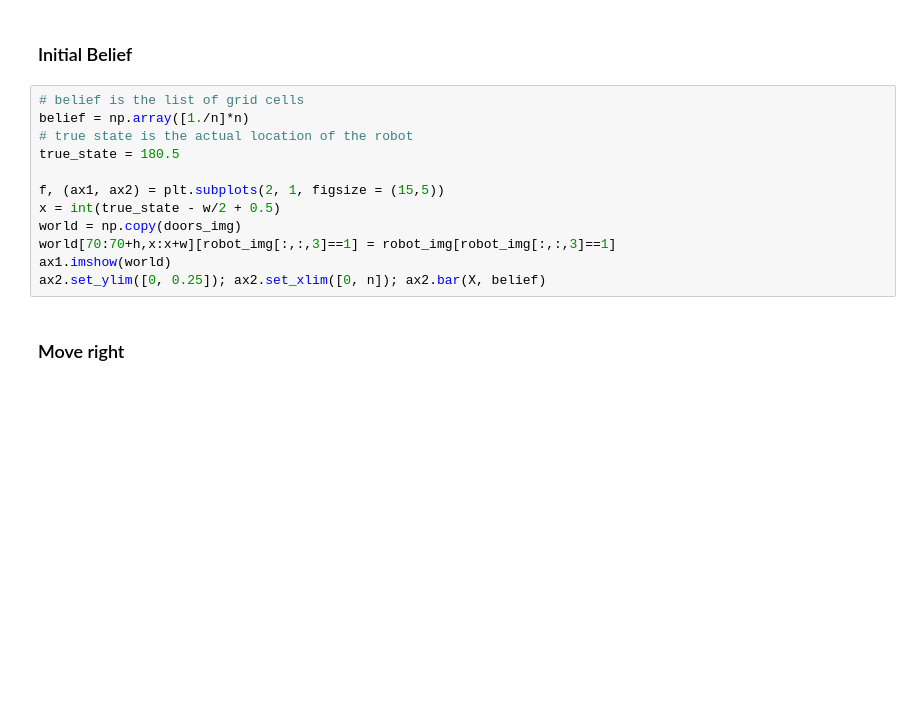
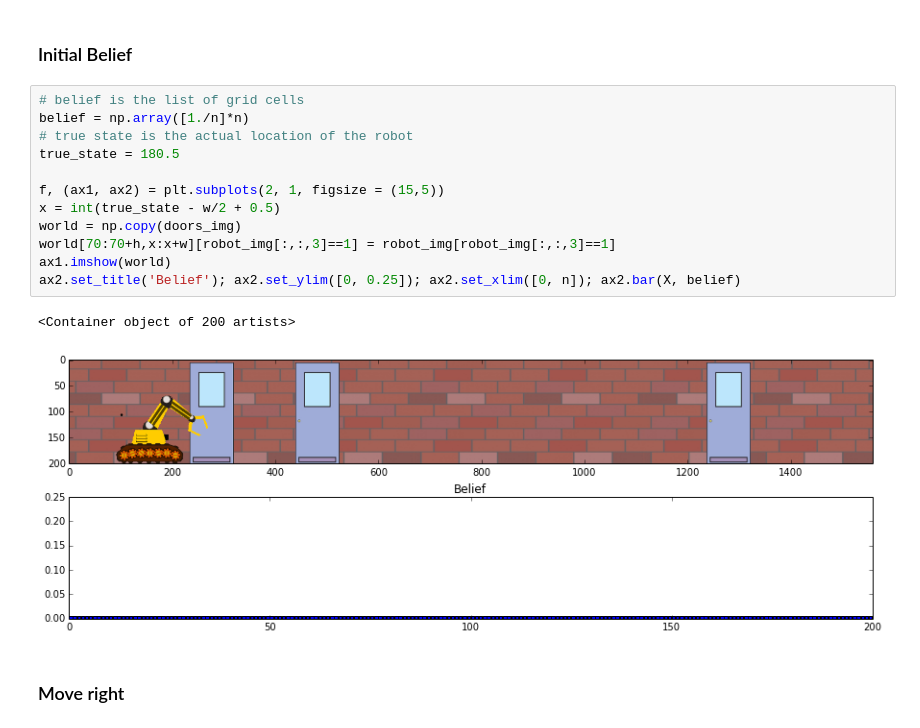
Before and after one commit to viruslobster/bitcamp-slam-demo, a Jupyter notebook: montecarlo_solution.ipynb, the cells around one changed output. Saved outputs shown, nothing was run; the diff lists cells and outputs as text; blank space fills up the shorter version.

Commit message:
added titles to graphs

```diff
--- a/montecarlo_solution.ipynb
+++ b/montecarlo_solution.ipynb
@@ -100,15 +100,18 @@ def correct(prior, prob):
 # %%
 # belief is the list of grid cells
 belief = np.array([1./n]*n)
 # true state is the actual location of the robot
 true_state = 180.5
 
 f, (ax1, ax2) = plt.subplots(2, 1, figsize = (15,5))
 x = int(true_state - w/2 + 0.5)
 world = np.copy(doors_img)
 world[70:70+h,x:x+w][robot_img[:,:,3]==1] = robot_img[robot_img[:,:,3]==1]
 ax1.imshow(world)
-ax2.set_ylim([0, 0.25]); ax2.set_xlim([0, n]); ax2.bar(X, belief)
+ax2.set_title('Belief'); ax2.set_ylim([0, 0.25]); ax2.set_xlim([0, n]); ax2.bar(X, belief)
+# %% [output]
+<Container object of 200 artists>
+[figure, added]
 # %% [markdown]
 ### Move right
 # %%
```
Also changed, not shown: parts of 6 cells of this notebook.
